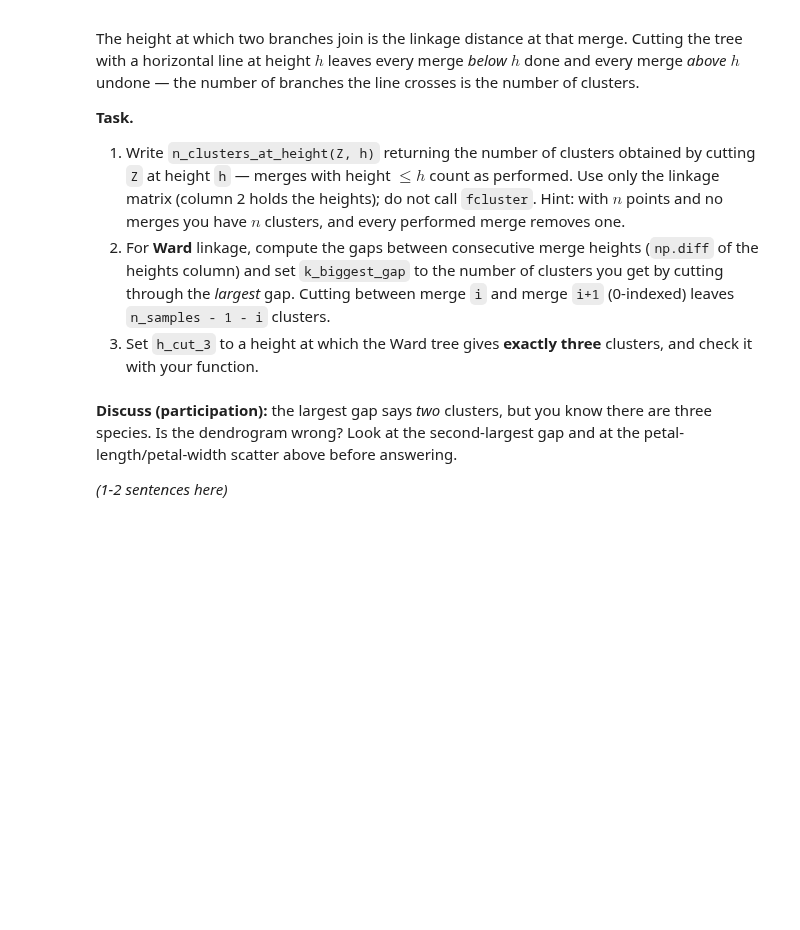
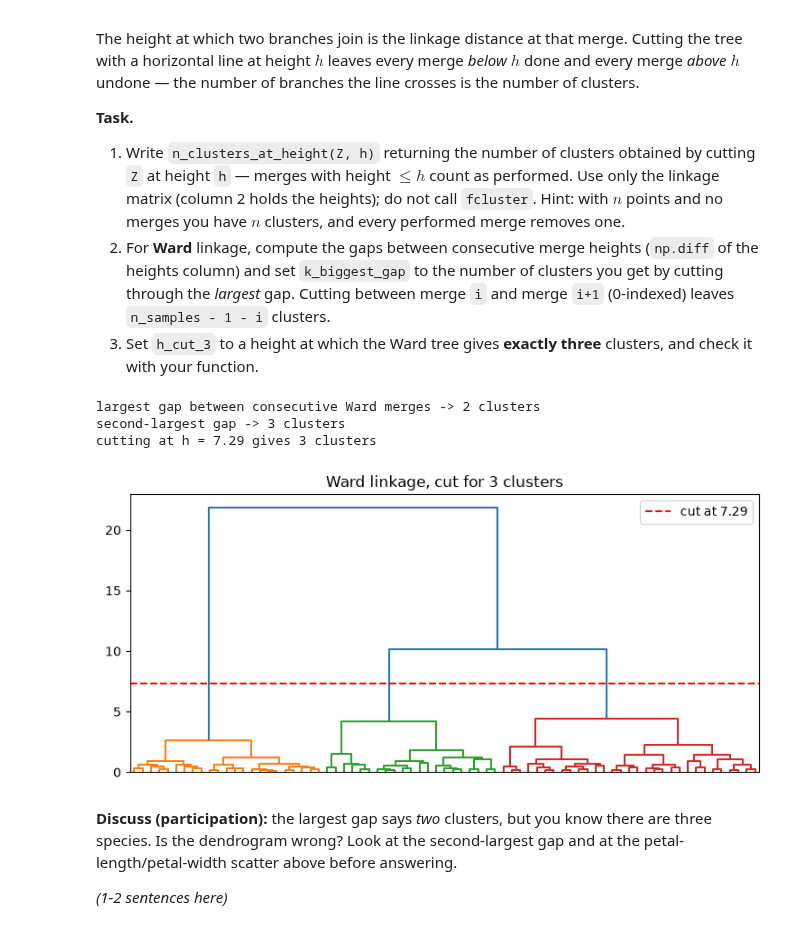
Before and after one commit to etowner/DS701-Materials-FA26, a Jupyter notebook: class_activity_notebooks/04-InClass-Exercise-Hierarchical-A1/04-InClass-Exercise-Hierarchical-A1.ipynb, the cells around one changed output. Saved outputs shown, nothing was run; the diff lists cells and outputs as text; code cells hidden in the pictures; blank space fills up the shorter version.

```diff
--- a/class_activity_notebooks/04-InClass-Exercise-Hierarchical-A1/04-InClass-Exercise-Hierarchical-A1.ipynb
+++ b/class_activity_notebooks/04-InClass-Exercise-Hierarchical-A1/04-InClass-Exercise-Hierarchical-A1.ipynb
@@ -122,8 +135,8 @@ earlier rows and `count` is the number of original points in the new cluster.
 
 Then run the plotting cell that follows and *look* at the four dendrograms before moving on.
 # %%
-Z_by_method = ...
-n_merges = ...
+Z_by_method = { method: linkage(X, method=method) for method in METHODS }
+n_merges = Z_by_method["single"].shape[0]
 
 print("n_merges =", n_merges)
 print("last three merges (ward):")
@@ -165,24 +188,29 @@ merge *above* $h$ undone — the number of branches the line crosses is the numb
 # %%
 def n_clusters_at_height(Z, h):
     """Number of clusters when the dendrogram Z is cut at height h."""
-    ...
-
+    return 1 + len(Z) - np.sum(Z[:, 2] <= h)
 
 heights_ward = Z_by_method["ward"][:, 2]
 gaps_ward = np.diff(heights_ward)
 
-...
+k_biggest_gap = n_samples - 1 - np.argmax(gaps_ward)
+h_cut_3 = (heights_ward[-3] + heights_ward[-2]) / 2
 
 print("largest gap between consecutive Ward merges ->", k_biggest_gap, "clusters")
 print("second-largest gap ->", n_samples - 1 - int(np.argsort(gaps_ward)[-2]), "clusters")
 print(f"cutting at h = {h_cut_3:.2f} gives {n_clusters_at_height(Z_by_method['ward'], h_cut_3)} clusters")
 
 plt.figure(figsize=(9, 4))
 dendrogram(Z_by_method["ward"], no_labels=True, color_threshold=h_cut_3)
 plt.axhline(h_cut_3, color="red", linestyle="--", label=f"cut at {h_cut_3:.2f}")
 plt.legend()
 plt.title("Ward linkage, cut for 3 clusters")
 plt.show()
+# %% [output]
+largest gap between consecutive Ward merges -> 2 clusters
+second-largest gap -> 3 clusters
+cutting at h = 7.29 gives 3 clusters
+[figure, added]
 # %% [markdown]
 **Discuss (participation):** the largest gap says *two* clusters, but you know there are
 three species. Is the dendrogram wrong? Look at the second-largest gap and at the
```
Also changed, not shown: parts of 8 cells of this notebook, 2 other files.
